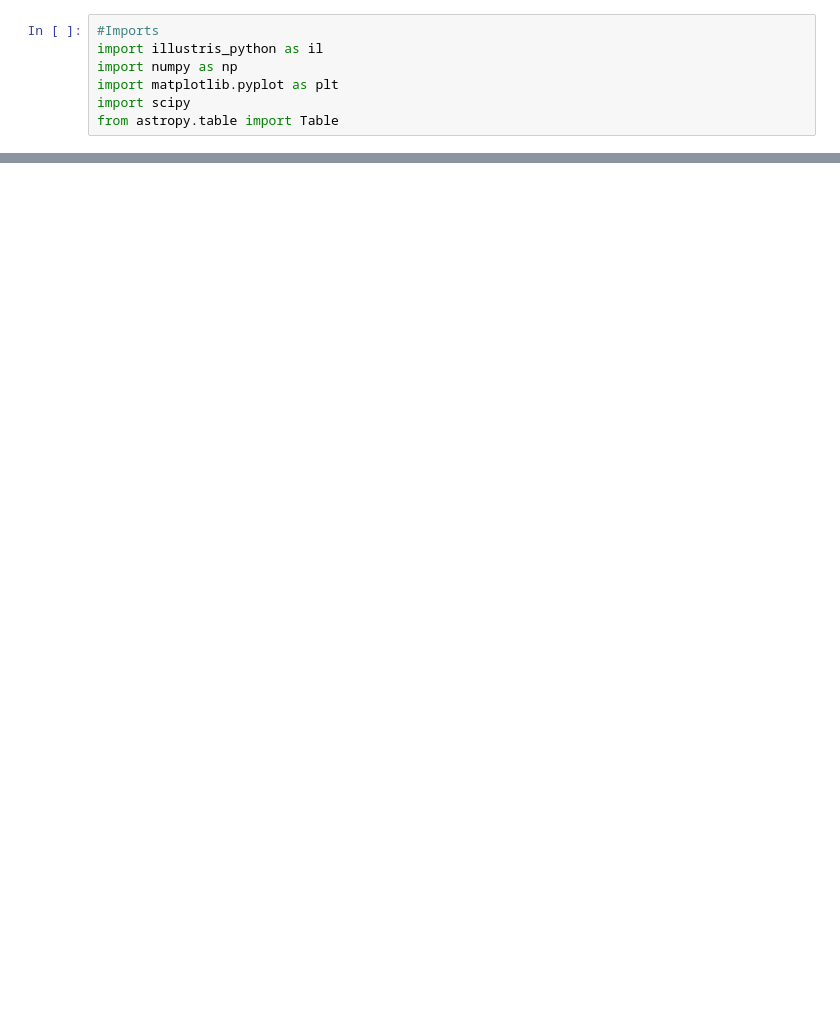
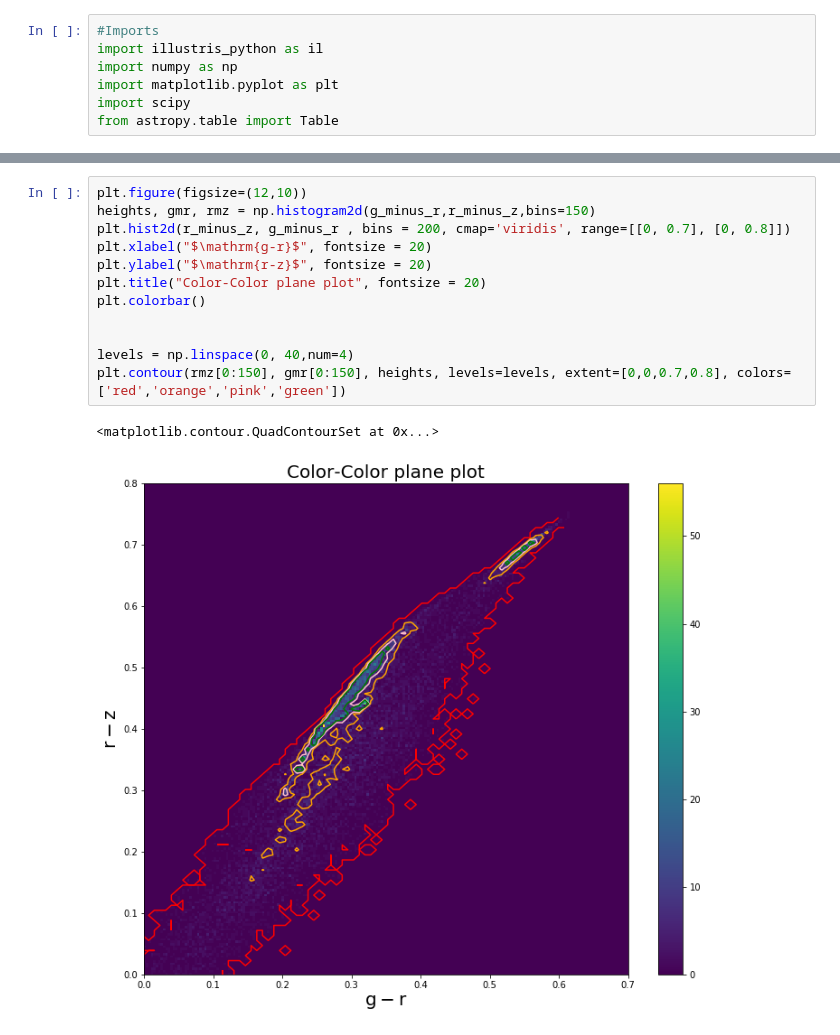
Before and after one commit to hereami321/IllustrisGalaxyAnalysis, a Jupyter notebook: Color Plots IllustrisTNG.ipynb, the cells around one changed output, grey strips where cells are left out. Cells and saved outputs as stored; diff of their text form; blank space fills up the shorter version.

```diff
--- a/Color Plots IllustrisTNG.ipynb
+++ b/Color Plots IllustrisTNG.ipynb
@@ -83,0 +136,15 @@ plt.colorbar()
+# %%
+plt.figure(figsize=(12,10))
+heights, gmr, rmz = np.histogram2d(g_minus_r,r_minus_z,bins=150)
+plt.hist2d(r_minus_z, g_minus_r , bins = 200, cmap='viridis', range=[[0, 0.7], [0, 0.8]])
+plt.xlabel("$\mathrm{g-r}$", fontsize = 20)
+plt.ylabel("$\mathrm{r-z}$", fontsize = 20)
+plt.title("Color-Color plane plot", fontsize = 20)
+plt.colorbar()
+
+
+levels = np.linspace(0, 40,num=4)
+plt.contour(rmz[0:150], gmr[0:150], heights, levels=levels, extent=[0,0,0.7,0.8], colors=['red','orange','pink','green'])
+# %% [output]
+<matplotlib.contour.QuadContourSet at 0x...>
+[figure, added]
```
Also changed, not shown: parts of 5 cells of this notebook.
